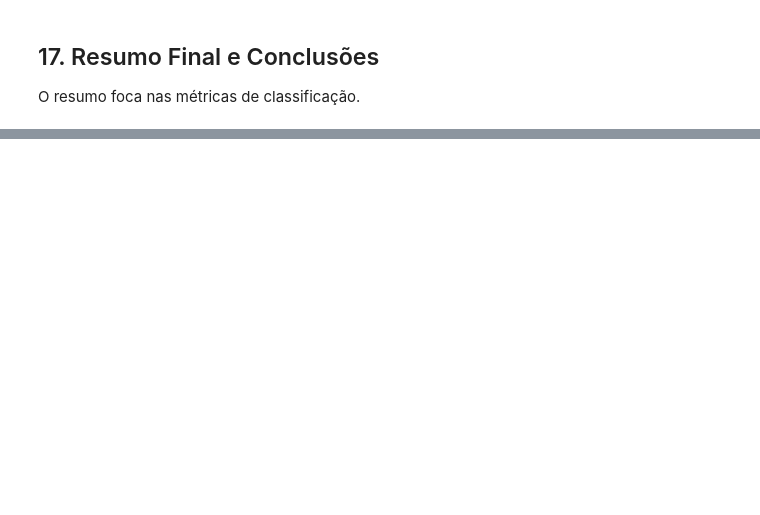
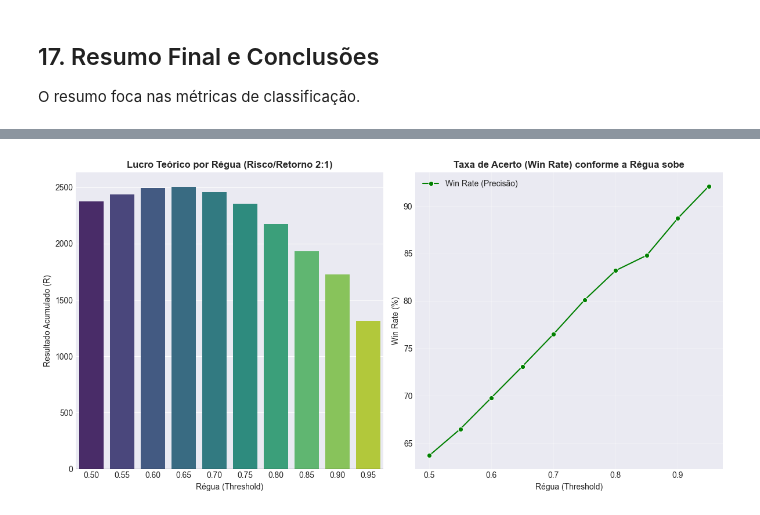
Before and after one commit to evandro-godoy/wtnps-trade, a Jupyter notebook: notebooks/analyzes/lstm_local_training_analysis.ipynb, the cells around one changed output, grey strips where cells are left out. Saved outputs shown, nothing was run; the diff lists cells and outputs as text; code cells hidden in the pictures; blank space fills up the shorter version.

```diff
--- a/notebooks/analyzes/lstm_local_training_analysis.ipynb
+++ b/notebooks/analyzes/lstm_local_training_analysis.ipynb
@@ -933,0 +1143,97 @@ Este notebook agora está configurado para testar um modelo multiclasse em dados
+# %%
+# CÉLULA 18 - OTIMIZAÇÃO DE THRESHOLD (RÉGUA) COM SIMULAÇÃO
+
+import pandas as pd
+import numpy as np
+from sklearn.metrics import precision_score, recall_score, accuracy_score
+import matplotlib.pyplot as plt
+import seaborn as sns
+
+print("="*60)
+print("      OTIMIZAÇÃO DE RÉGUA (THRESHOLD) & BACKTEST SIMULADO")
+print("="*60)
+
+# 1. Definir Cenário Financeiro para Simulação
+# Exemplo: Quando o mercado explode (Acerto), ganhamos em média 2.0x o risco.
+# Quando o mercado fica calmo e entramos errado (Alarme Falso), perdemos 1.0x o risco.
+AVG_WIN = 2.0  # Ganho médio em uma explosão correta (em R ou pontos)
+AVG_LOSS = -1.0 # Perda média em um alarme falso (Stop em mercado lateral)
+
+thresholds = np.arange(0.50, 0.96, 0.05)
+results = []
+
+print(f"\nSimulando operações com Payoff: Win {AVG_WIN} / Loss {AVG_LOSS}...\n")
+
+for thresh in thresholds:
+    # Aplicar a régua
+    y_class_opt = (y_pred_prob > thresh).astype(int).flatten()
+
+    # Calcular métricas técnicas
+    precision = precision_score(y_test_seq, y_class_opt, zero_division=0)
+    recall = recall_score(y_test_seq, y_class_opt, zero_division=0)
+
+    # Calcular métricas financeiras (Simulação)
+    # Trades: Quantas vezes o modelo disse "ENTRA!" (Classe 1)
+    total_trades = np.sum(y_class_opt == 1)
+
+    # Wins: Quantas vezes ele disse "ENTRA" e era realmente Explosão (1)
+    winning_trades = np.sum((y_class_opt == 1) & (y_test_seq == 1))
+
+    # Losses: Quantas vezes ele disse "ENTRA" e era Calmo (0)
+    losing_trades = np.sum((y_class_opt == 1) & (y_test_seq == 0))
+
+    # Resultado Financeiro Teórico (em unidades de Risco)
+    total_return = (winning_trades * AVG_WIN) + (losing_trades * AVG_LOSS)
+
+    results.append({
+        'Régua (Prob)': f"{thresh:.2f}",
+        'Precisão (Win Rate)': f"{precision*100:.1f}%",
+        'Recall (Oportunidades)': f"{recall*100:.1f}%",
+        'Trades Feitos': total_trades,
+        'Wins': winning_trades,
+        'Losses': losing_trades,
+        'Resultado (R)': total_return
+    })
+
+# Criar DataFrame e Exibir
+df_opt = pd.DataFrame(results)
+
+# Converter Resultado para numérico para colorir
+df_style = df_opt.style.background_gradient(subset=['Resultado (R)'], cmap='RdYlGn')
+display(df_style)
+
+# --- GRÁFICO DE COMPARAÇÃO ---
+plt.figure(figsize=(12, 6))
+
+# Converter de volta para float para plotagem
+df_plot = df_opt.copy()
+df_plot['Threshold'] = thresholds
+df_plot['Resultado'] = df_plot['Resultado (R)'].astype(float)
+df_plot['Win Rate'] = df_plot['Precisão (Win Rate)'].str.rstrip('%').astype(float)
+
+# Plot 1: Resultado Financeiro
+plt.subplot(1, 2, 1)
+sns.barplot(data=df_plot, x='Régua (Prob)', y='Resultado', palette='viridis')
+plt.title('Lucro Teórico por Régua (Risco/Retorno 2:1)', fontsize=12, fontweight='bold')
+plt.axhline(0, color='black', linewidth=1)
+plt.ylabel('Resultado Acumulado (R)', fontsize=10)
+plt.xlabel('Régua (Threshold)', fontsize=10)
+
+# Plot 2: Trade-off Precisão vs Trades
+plt.subplot(1, 2, 2)
+sns.lineplot(data=df_plot, x='Threshold', y='Win Rate', marker='o', label='Win Rate (Precisão)', color='green')
+plt.title('Taxa de Acerto (Win Rate) conforme a Régua sobe', fontsize=12, fontweight='bold')
+plt.xlabel('Régua (Threshold)', fontsize=10)
+plt.ylabel('Win Rate (%)', fontsize=10)
+plt.grid(True, alpha=0.3)
+
+plt.tight_layout()
+plt.show()
+
+# Melhor cenário
+best_row = df_plot.loc[df_plot['Resultado'].idxmax()]
+print(f"\n🏆 MELHOR CONFIGURAÇÃO SUGERIDA:")
+print(f"   Régua: > {best_row['Régua (Prob)']}")
+print(f"   Resultado Projetado: {best_row['Resultado']}R")
+print(f"   Win Rate Esperado: {best_row['Precisão (Win Rate)']}")
+# %% [output]
@@ -933,0 +1259 @@ Este notebook agora está configurado para testar um modelo multiclasse em dados
+[figure, added]
```
Also changed, not shown: parts of 19 cells of this notebook, 6 other files.
